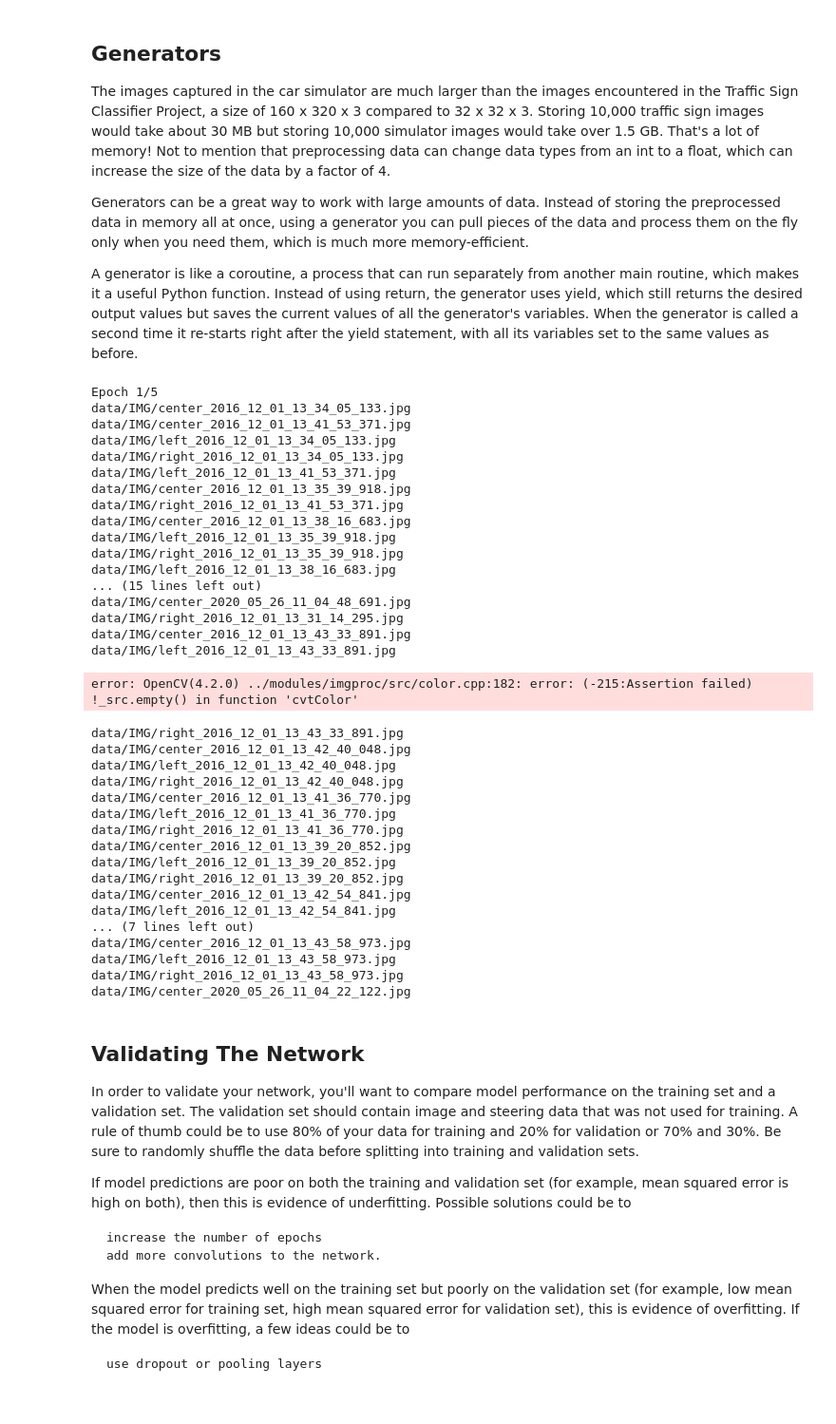
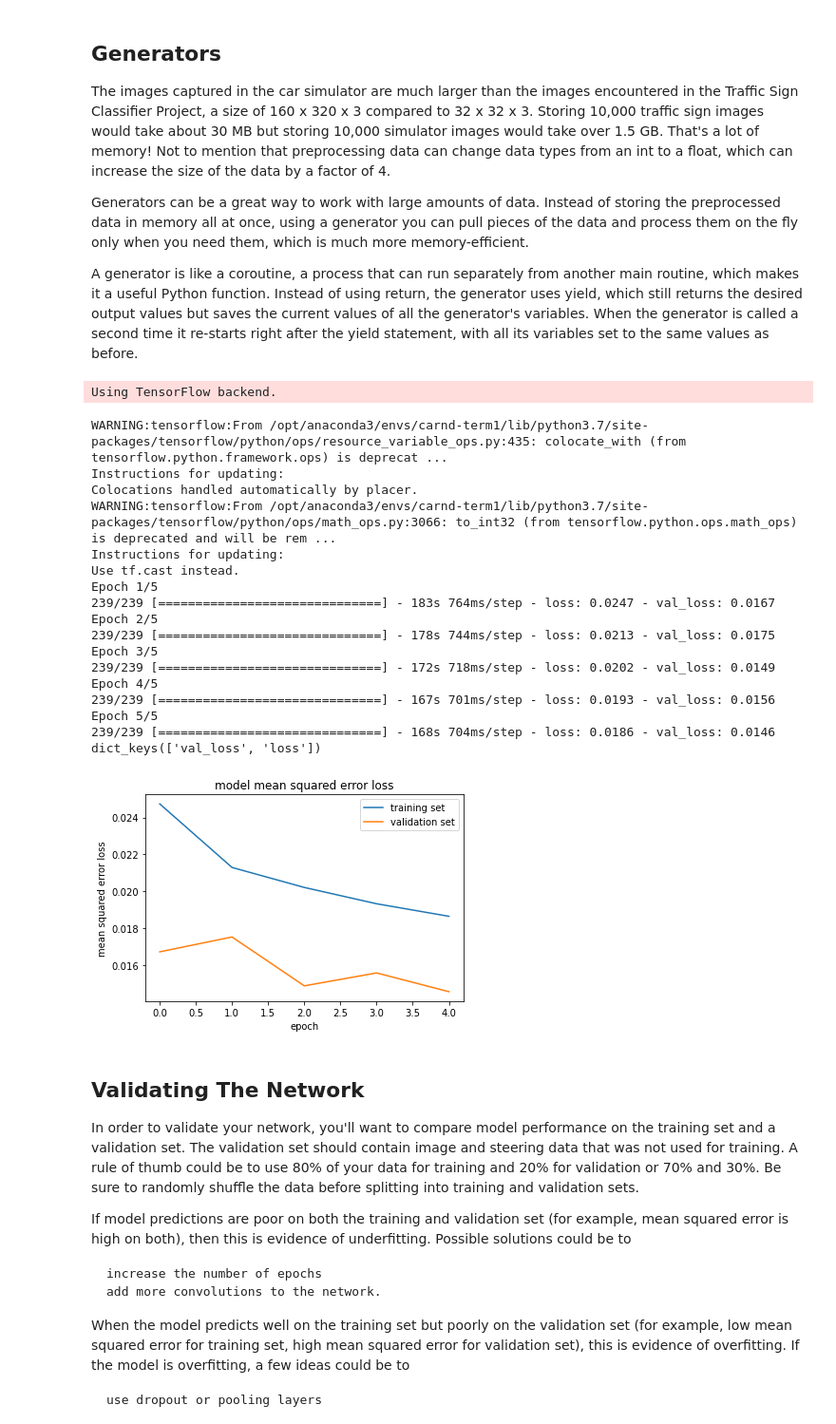
Before and after one commit to Jososke/Driving_Clone, a Jupyter notebook: drivingClone.ipynb, the cells around one changed output. Shown at 95% size. Saved outputs shown, nothing was run; the diff lists cells and outputs as text; code cells hidden in the pictures; blank space fills up the shorter version.

```diff
--- a/drivingClone.ipynb
+++ b/drivingClone.ipynb
@@ -427,7 +427,7 @@ with open('data/data2/driving_log.csv') as csvfile:
     for line in reader:
         samples2.append(line)
 
-samples = samples1[1:] + samples2[]
+samples = samples1[1:] + samples2
 
 # create adjusted steering measurements for the side camera images
 correction = 0.2 # this is a parameter to tune
@@ -448,8 +448,9 @@ def generator(samples, batch_size=32):
                 for i in range(3):
                     source_path = line[i]
                     filename = source_path.split('/')[-1]
-                    current_path = 'data/IMG/' + filename
-                    imageBGR = cv2.imread(current_path)
+                    imageBGR = cv2.imread('data/IMG/' + filename)
+                    if imageBGR is None:
+                        imageBGR = cv2.imread('data/data2/IMG/' + filename)
                     # Images in drive.py are read in as RGB
                     image = cv2.cvtColor(imageBGR, cv2.COLOR_BGR2RGB)
                     images.append(image)
@@ -494,68 +495,52 @@ model.add(Conv2D(48,5,5, subsample = (2,2), activation = "relu"))
 model.add(Conv2D(64,3,3, activation = "relu"))
 model.add(Conv2D(64,3,3, activation = "relu"))
 model.add(Flatten())
 model.add(Dropout(0.5))
 model.add(Dense(100))
 model.add(Dense(50))
 model.add(Dense(10))
 model.add(Dense(1))
 
 model.compile(loss='mse', optimizer='adam')
 history_object = model.fit_generator(train_generator, steps_per_epoch=np.ceil(len(train_samples)/batch_size),
                     validation_data=validation_generator,
                     validation_steps=np.ceil(len(validation_samples)/batch_size),
                     epochs=5, verbose=1)
 
 ### print the keys contained in the history object
 print(history_object.history.keys())
 
 ### plot the training and validation loss for each epoch
 plt.plot(history_object.history['loss'])
 plt.plot(history_object.history['val_loss'])
 plt.title('model mean squared error loss')
 plt.ylabel('mean squared error loss')
 plt.xlabel('epoch')
 plt.legend(['training set', 'validation set'], loc='upper right')
 plt.show()
 
 # Save the model
 model.save('model.h5')
 # %% [output]
-Epoch 1/5
-data/IMG/center_2016_12_01_13_34_05_133.jpg
-data/IMG/center_2016_12_01_13_41_53_371.jpg
-data/IMG/left_2016_12_01_13_34_05_133.jpg
-data/IMG/right_2016_12_01_13_34_05_133.jpg
-data/IMG/left_2016_12_01_13_41_53_371.jpg
-data/IMG/center_2016_12_01_13_35_39_918.jpg
-data/IMG/right_2016_12_01_13_41_53_371.jpg
-data/IMG/center_2016_12_01_13_38_16_683.jpg
-data/IMG/left_2016_12_01_13_35_39_918.jpg
-data/IMG/right_2016_12_01_13_35_39_918.jpg
-data/IMG/left_2016_12_01_13_38_16_683.jpg
-... (15 lines left out)
-data/IMG/center_2020_05_26_11_04_48_691.jpg
-data/IMG/right_2016_12_01_13_31_14_295.jpg
-data/IMG/center_2016_12_01_13_43_33_891.jpg
-data/IMG/left_2016_12_01_13_43_33_891.jpg
+Using TensorFlow backend.
-error: OpenCV(4.2.0) ../modules/imgproc/src/color.cpp:182: error: (-215:Assertion failed) !_src.empty() in function 'cvtColor'
+WARNING:tensorflow:From /opt/anaconda3/envs/carnd-term1/lib/python3.7/site-packages/tensorflow/python/ops/resource_variable_ops.py:435: colocate_with (from tensorflow.python.framework.ops) is deprecat ...
+Instructions for updating:
+Colocations handled automatically by placer.
+WARNING:tensorflow:From /opt/anaconda3/envs/carnd-term1/lib/python3.7/site-packages/tensorflow/python/ops/math_ops.py:3066: to_int32 (from tensorflow.python.ops.math_ops) is deprecated and will be rem ...
+Instructions for updating:
+Use tf.cast instead.
+Epoch 1/5
+239/239 [==============================] - 183s 764ms/step - loss: 0.0247 - val_loss: 0.0167
+Epoch 2/5
+239/239 [==============================] - 178s 744ms/step - loss: 0.0213 - val_loss: 0.0175
+Epoch 3/5
+239/239 [==============================] - 172s 718ms/step - loss: 0.0202 - val_loss: 0.0149
+Epoch 4/5
+239/239 [==============================] - 167s 701ms/step - loss: 0.0193 - val_loss: 0.0156
+Epoch 5/5
+239/239 [==============================] - 168s 704ms/step - loss: 0.0186 - val_loss: 0.0146
+dict_keys(['val_loss', 'loss'])
-data/IMG/right_2016_12_01_13_43_33_891.jpg
-data/IMG/center_2016_12_01_13_42_40_048.jpg
-data/IMG/left_2016_12_01_13_42_40_048.jpg
-data/IMG/right_2016_12_01_13_42_40_048.jpg
-data/IMG/center_2016_12_01_13_41_36_770.jpg
-data/IMG/left_2016_12_01_13_41_36_770.jpg
-data/IMG/right_2016_12_01_13_41_36_770.jpg
-data/IMG/center_2016_12_01_13_39_20_852.jpg
-data/IMG/left_2016_12_01_13_39_20_852.jpg
-data/IMG/right_2016_12_01_13_39_20_852.jpg
-data/IMG/center_2016_12_01_13_42_54_841.jpg
-data/IMG/left_2016_12_01_13_42_54_841.jpg
-... (7 lines left out)
-data/IMG/center_2016_12_01_13_43_58_973.jpg
-data/IMG/left_2016_12_01_13_43_58_973.jpg
-data/IMG/right_2016_12_01_13_43_58_973.jpg
-data/IMG/center_2020_05_26_11_04_22_122.jpg
+[figure, added]
 # %% [markdown]
 ## Validating The Network
 
```
Also changed, not shown: parts of 2 cells of this notebook, 2 other files.
